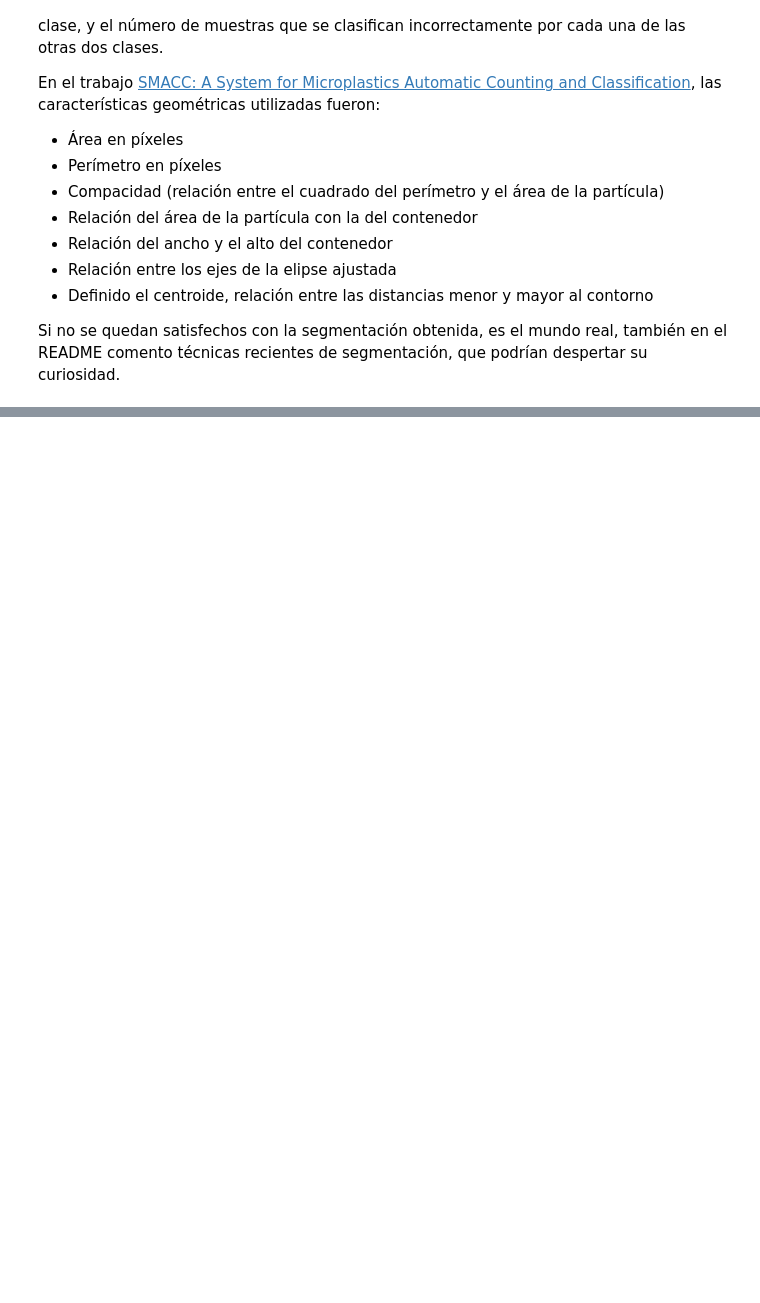
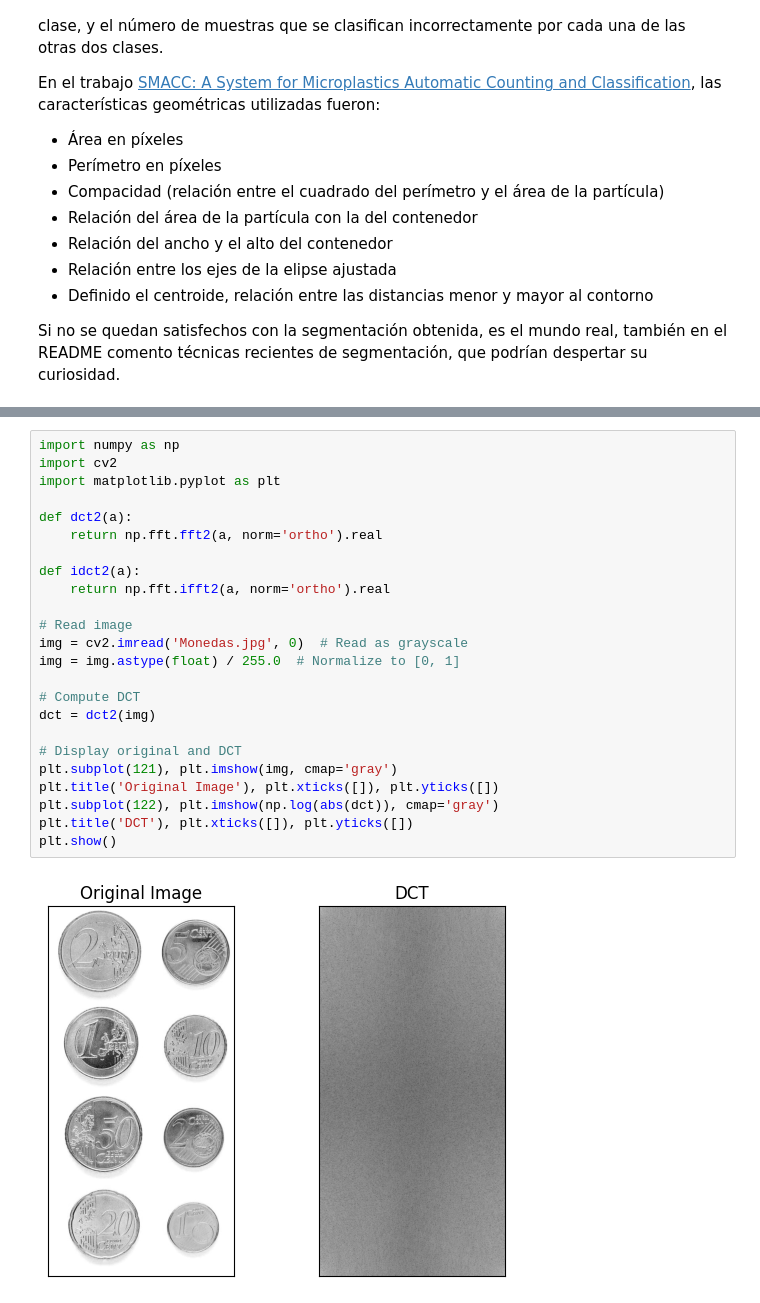
Before and after one commit to gitfrandu4/40982-VC, a Jupyter notebook: P3/VC_P3.ipynb, the cells around one changed output, grey strips where cells are left out. Drawn from its saved outputs; the diff is of its cells as text; blank space fills up the shorter version.

```diff
--- a/P3/VC_P3.ipynb
+++ b/P3/VC_P3.ipynb
@@ -568,0 +592,26 @@ Si no se quedan satisfechos con la segmentación obtenida, es el mundo real, tam
+# %%
+import numpy as np
+import cv2
+import matplotlib.pyplot as plt
+
+def dct2(a):
+    return np.fft.fft2(a, norm='ortho').real
+
+def idct2(a):
+    return np.fft.ifft2(a, norm='ortho').real
+
+# Read image
+img = cv2.imread('Monedas.jpg', 0)  # Read as grayscale
+img = img.astype(float) / 255.0  # Normalize to [0, 1]
+
+# Compute DCT
+dct = dct2(img)
+
+# Display original and DCT
+plt.subplot(121), plt.imshow(img, cmap='gray')
+plt.title('Original Image'), plt.xticks([]), plt.yticks([])
+plt.subplot(122), plt.imshow(np.log(abs(dct)), cmap='gray')
+plt.title('DCT'), plt.xticks([]), plt.yticks([])
+plt.show()
+# %% [output]
+[figure, added]
```
Also changed, not shown: parts of 1 cell of this notebook, 3 other files.
